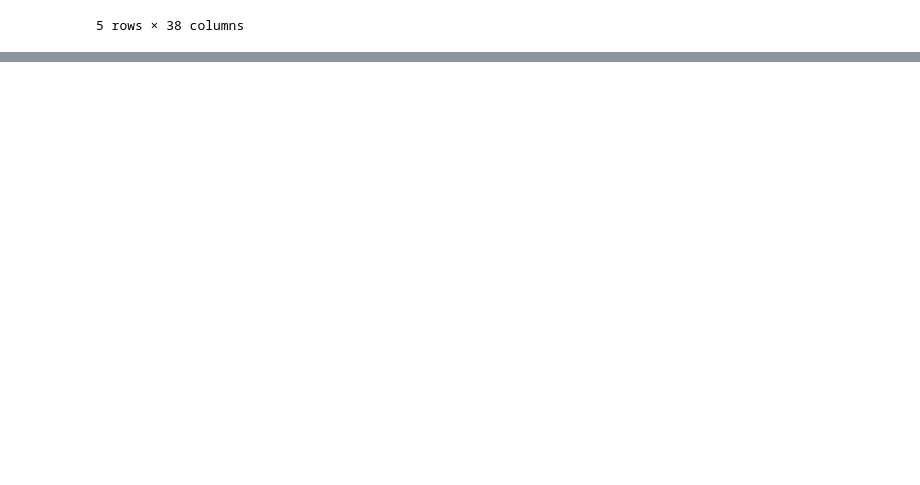
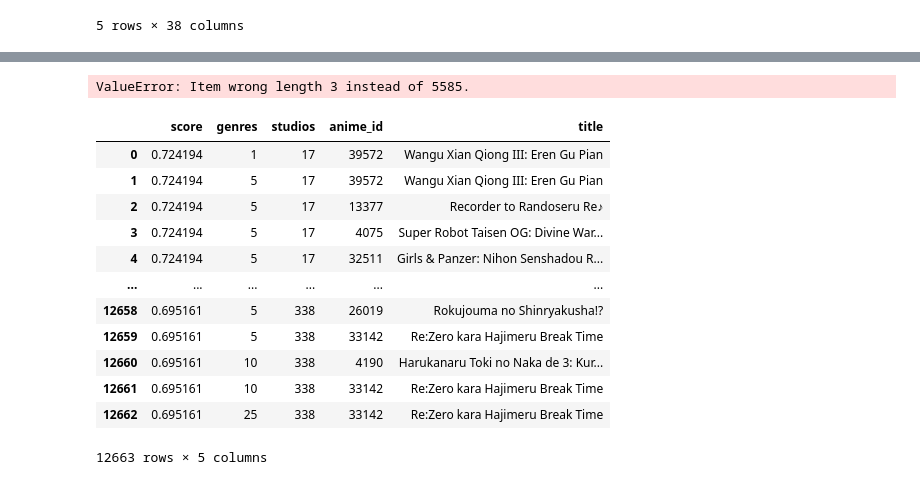
Before and after one commit to Phanuruj3146/AniMatch, a Jupyter notebook: kmeans.ipynb, the cells around one changed output, grey strips where cells are left out. Saved outputs shown, nothing was run; the diff lists cells and outputs as text; code cells hidden in the pictures; blank space fills up the shorter version.

```diff
--- a/kmeans.ipynb
+++ b/kmeans.ipynb
@@ -108,0 +167,54 @@ array([0, 0, 0, ..., 0, 0, 0])
+# %%
+new_point = np.array([[0.724194, 1, 17]])
+nearest_cluster  = model.predict(new_point)
+
+# labels = model.cluster_
+# cluster_0_data = df[labels == 0]
+# cluster_1_data = df[labels == 1]
+
+cluster_centroids = model.cluster_centers_
+
+centroid_0_data =  df[cluster_centroids == cluster_centroids[0]]
+centroid_1_data = df[cluster_centroids[1]]
+centroid_2_data = df[cluster_centroids[2]]
+
+print(cluster_centroids)
+
+# Get the centroids of all clusters
+
+# Find the centroid closest to the new point
+closest_centroid = cluster_centroids[nearest_cluster]
+
+print("New point:", new_point)
+print("Closest centroid:", closest_centroid)
+
+val = df_with_id[(df_with_id['score'] == closest_centroid[0][0]) & (df_with_id['genres'] == closest_centroid[0][1]) & (df_with_id['studios'] == closest_centroid[0][2])]
+
+print(val)
+target_cluster_label = 1
+
+# # Filter the data points belonging to the target cluster label
+# sample_data = df[cluster_labels == target_cluster_label]
+
+# pred_pd = pd.merge(sample_data, df_with_id[['score', 'genres', 'anime_id', 'title']], on=['score', 'genres'], how='left')
+# print("Sample data from cluster", target_cluster_label, ":")
+# print(new_point[0])
+# %% [output]
+ValueError: Item wrong length 3 instead of 5585.
+# %%
+merged_df = pd.merge(df, df_with_id[['score', 'genres', 'anime_id', 'title']], on=['score', 'genres'], how='left')
+merged_df
+# %% [output]
+|  | score | genres | studios | anime_id | title |
+| 0 | 0.724194 | 1 | 17 | 39572 | Wangu Xian Qiong III: Eren Gu Pian |
+| 1 | 0.724194 | 5 | 17 | 39572 | Wangu Xian Qiong III: Eren Gu Pian |
+| 2 | 0.724194 | 5 | 17 | 13377 | Recorder to Randoseru Re♪ |
+| 3 | 0.724194 | 5 | 17 | 4075 | Super Robot Taisen OG: Divine War... |
+| 4 | 0.724194 | 5 | 17 | 32511 | Girls & Panzer: Nihon Senshadou R... |
+| ... | ... | ... | ... | ... | ... |
+| 12658 | 0.695161 | 5 | 338 | 26019 | Rokujouma no Shinryakusha!? |
+| 12659 | 0.695161 | 5 | 338 | 33142 | Re:Zero kara Hajimeru Break Time |
+| 12660 | 0.695161 | 10 | 338 | 4190 | Harukanaru Toki no Naka de 3: Kur... |
+| 12661 | 0.695161 | 10 | 338 | 33142 | Re:Zero kara Hajimeru Break Time |
+| 12662 | 0.695161 | 25 | 338 | 33142 | Re:Zero kara Hajimeru Break Time |
+12663 rows × 5 columns
```
Also changed, not shown: parts of 12 cells of this notebook.
